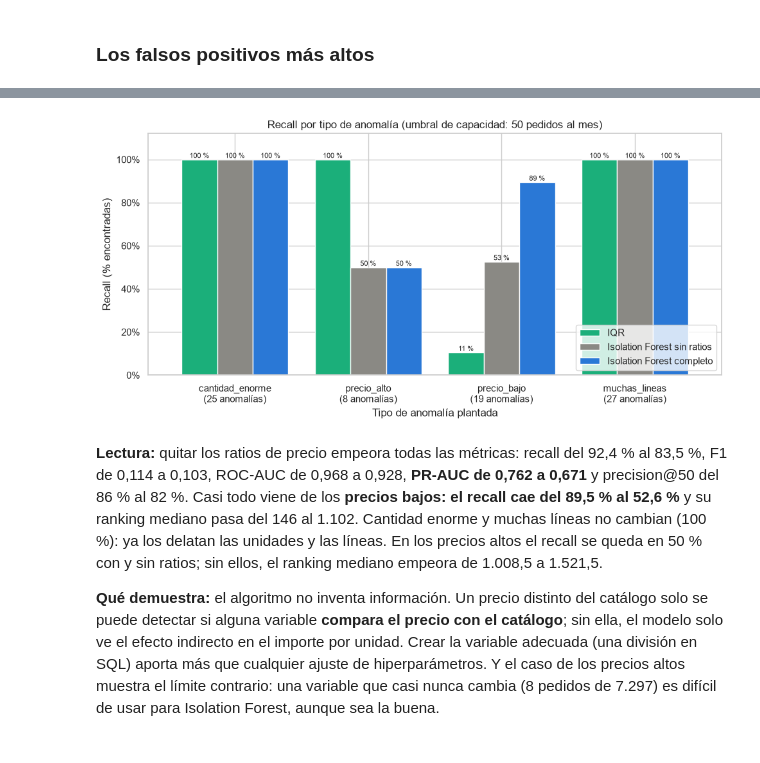
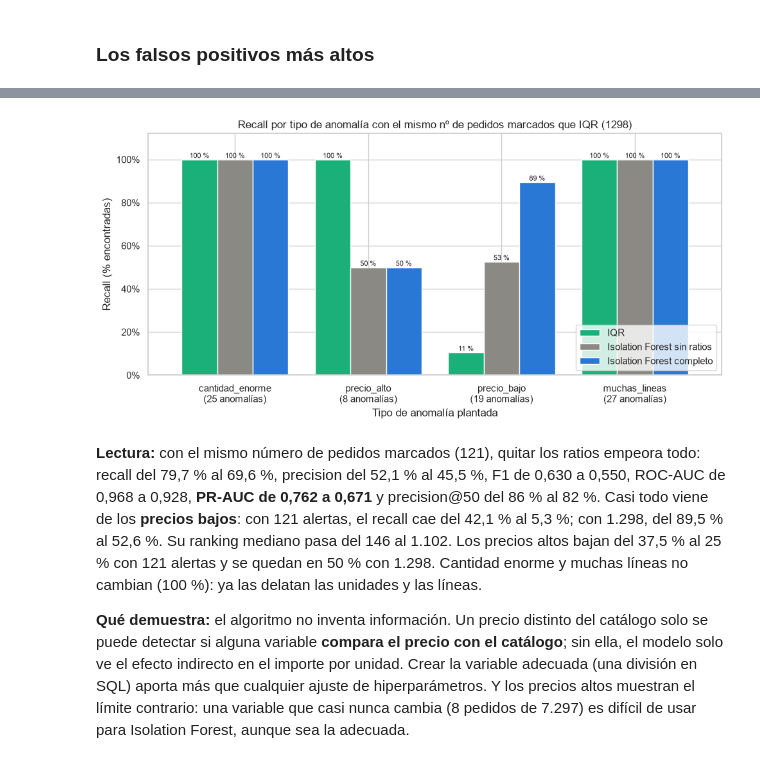
Before and after one commit to ivangarciajimenez06-blip/tienda-analytics, a Jupyter notebook: notebooks/04_anomalias.ipynb, the cells around one changed output, grey strips where cells are left out. Saved outputs shown, nothing was run; the diff lists cells and outputs as text; code cells hidden in the pictures.

```diff
--- a/notebooks/04_anomalias.ipynb
+++ b/notebooks/04_anomalias.ipynb
@@ -1022,16 +1239,15 @@ anomalias = evaluacion[y]
 
 
 def recall_por_tipo(columna_marcado):
-    return anomalias.groupby("tipo_anomalia")[columna_marcado].mean().reindex(TIPOS)
+    return evaluacion[y].groupby("tipo_anomalia")[columna_marcado].mean().reindex(TIPOS)
 
 
-evaluacion["top50"] = evaluacion["ranking"] <= 50
-anomalias = evaluacion[y]
 por_tipo = pd.DataFrame({
     "anomalías": anomalias["tipo_anomalia"].value_counts().reindex(TIPOS),
     "recall IQR": recall_por_tipo("marcado_iqr"),
-    "recall IForest (capacidad)": recall_por_tipo("marcado"),
-    "recall IForest (top 50)": recall_por_tipo("top50"),
+    f"recall IForest top {N_IQR}": recall_por_tipo("top_n_iqr"),
+    "recall IForest umbral elegido": recall_por_tipo("marcado"),
+    "recall IForest top 50": recall_por_tipo("top50"),
     "ranking mediano": anomalias.groupby("tipo_anomalia")["ranking"].median().reindex(TIPOS),
     "ranking peor": anomalias.groupby("tipo_anomalia")["ranking"].max().reindex(TIPOS),
 })
@@ -1170,7 +1404,7 @@ for _, fila in falsos.iterrows():
     else:
         iguales = (pedidos[v] <= fila[v]).sum()
         sentido = "≤"
-    print(f"Ranking {fila['ranking']:>3} · pedido {fila['id_pedido']:>5}: {fila['motivo_principal']:<45} "
-          f"→ {iguales} pedidos con {v} {sentido} {num(fila[v], 2)}; "
-          f"{(pedidos['importe_total'] >= fila['importe_total']).sum()} con importe ≥ {euros(fila['importe_total'])}")
+    print(f"Ranking {fila['ranking']:>3} · pedido {fila['id_pedido']:>5}: {iguales} pedidos con {v} {sentido} "
+          f"{num(fila[v], 2)}; {(pedidos['importe_total'] >= fila['importe_total']).sum()} con importe ≥ "
+          f"{euros(fila['importe_total'])}")
 # %% [output]
@@ -1209,9 +1446,11 @@ y el mismo criterio de umbral (el mismo % de pedidos), y se compara.
 VARIABLES_SIN_RATIO = [v for v in VARIABLES if not v.startswith("ratio")]
 ablacion = crear_pipeline(VARIABLES_LOG1P, []).fit(pedidos[VARIABLES_SIN_RATIO])
 evaluacion["puntuacion_sin_ratio"] = puntuar(ablacion, pedidos[VARIABLES_SIN_RATIO])
-umbral_sin_ratio = float(np.quantile(evaluacion["puntuacion_sin_ratio"], 1 - pct_capacidad))
-evaluacion["marcado_sin_ratio"] = evaluacion["puntuacion_sin_ratio"] >= umbral_sin_ratio
-evaluacion["ranking_sin_ratio"] = evaluacion["puntuacion_sin_ratio"].rank(ascending=False, method="first")
+evaluacion["ranking_sin_ratio"] = (evaluacion.sort_values(["puntuacion_sin_ratio", "id_pedido"],
+                                                          ascending=[False, True], kind="stable")
+                                   .assign(r=np.arange(1, len(evaluacion) + 1))["r"].reindex(evaluacion.index))
+evaluacion["marcado_sin_ratio"] = evaluacion["ranking_sin_ratio"] <= n_elegido
+evaluacion["top_n_iqr_sin_ratio"] = evaluacion["ranking_sin_ratio"] <= N_IQR
 anomalias = evaluacion[y]
 
 
@@ -1242,9 +1481,9 @@ tabla_ablacion.round(3)
 # %%
-evaluacion["top50_sin_ratio"] = evaluacion["ranking_sin_ratio"] <= 50
-anomalias = evaluacion[y]
 por_tipo_ablacion = pd.DataFrame({
-    "completo (capacidad)": recall_por_tipo("marcado"),
-    "sin ratios (capacidad)": recall_por_tipo("marcado_sin_ratio"),
+    f"completo (top {n_elegido})": recall_por_tipo("marcado"),
+    f"sin ratios (top {n_elegido})": recall_por_tipo("marcado_sin_ratio"),
+    f"completo (top {N_IQR})": recall_por_tipo("top_n_iqr"),
+    f"sin ratios (top {N_IQR})": recall_por_tipo("top_n_iqr_sin_ratio"),
     "completo: ranking mediano": anomalias.groupby("tipo_anomalia")["ranking"].median().reindex(TIPOS),
     "sin ratios: ranking mediano": anomalias.groupby("tipo_anomalia")["ranking_sin_ratio"].median().reindex(TIPOS),
 })
@@ -1259,39 +1498,40 @@ por_tipo_ablacion.round(3)
 # %%
 fig, ax = plt.subplots(figsize=(10, 5))
 recalls = pd.DataFrame({
     "IQR": por_tipo["recall IQR"],
-    "Isolation Forest sin ratios": por_tipo_ablacion["sin ratios (capacidad)"],
-    "Isolation Forest completo": por_tipo["recall IForest (capacidad)"],
+    "Isolation Forest sin ratios": por_tipo_ablacion[f"sin ratios (top {N_IQR})"],
+    "Isolation Forest completo": por_tipo_ablacion[f"completo (top {N_IQR})"],
 })
 recalls.index = [f"{t}\n({n} anomalías)" for t, n in por_tipo["anomalías"].items()]
 recalls.plot.bar(ax=ax, color=[VERDE_AGUA, GRIS, AZUL], rot=0, width=0.8)
 for contenedor in ax.containers:
     ax.bar_label(contenedor, labels=[pct(v, 0) for v in contenedor.datavalues], fontsize=8)
 ax.yaxis.set_major_formatter(mticker.PercentFormatter(1.0))
 ax.set_ylim(0, 1.12)
 ax.set_xlabel("Tipo de anomalía plantada")
 ax.set_ylabel("Recall (% encontradas)")
-ax.set_title("Recall por tipo de anomalía (umbral de capacidad: 50 pedidos al mes)")
+ax.set_title(f"Recall por tipo de anomalía con el mismo nº de pedidos marcados que IQR ({N_IQR})")
 ax.legend(loc="lower right")
 fig.tight_layout()
 guardar(fig, "recall_por_tipo")
 plt.show()
 # %% [output]
-[figure, old version]
+[figure, new version]
 # %% [markdown]
-**Lectura:** quitar los ratios de precio empeora todas las métricas: recall del 92,4 % al 83,5 %,
-F1 de 0,114 a 0,103, ROC-AUC de 0,968 a 0,928, **PR-AUC de 0,762 a 0,671** y precision@50 del 86 % al 82 %.
-Casi todo viene de los **precios bajos: el recall cae del 89,5 % al 52,6 %** y su ranking mediano pasa
-del 146 al 1.102. Cantidad enorme y muchas líneas no cambian (100 %): ya los delatan las unidades y las
-líneas. En los precios altos el recall se queda en 50 % con y sin ratios; sin ellos, el ranking mediano
-empeora de 1.008,5 a 1.521,5.
+**Lectura:** con el mismo número de pedidos marcados (121), quitar los ratios empeora todo:
+recall del 79,7 % al 69,6 %, precision del 52,1 % al 45,5 %, F1 de 0,630 a 0,550, ROC-AUC de 0,968 a
+0,928, **PR-AUC de 0,762 a 0,671** y precision@50 del 86 % al 82 %. Casi todo viene de los **precios
+bajos**: con 121 alertas, el recall cae del 42,1 % al 5,3 %; con 1.298, del 89,5 % al 52,6 %. Su ranking
+mediano pasa del 146 al 1.102. Los precios altos bajan del 37,5 % al 25 % con 121 alertas y se quedan en
+50 % con 1.298. Cantidad enorme y muchas líneas no cambian (100 %): ya las delatan las unidades y las
+líneas.
 
 **Qué demuestra:** el algoritmo no inventa información. Un precio distinto del catálogo solo se puede
-detectar si alguna variable **compara el precio con el catálogo**; sin ella, el modelo solo ve el
-efecto indirecto en el importe por unidad. Crear la variable adecuada (una división en SQL) aporta más
-que cualquier ajuste de hiperparámetros. Y el caso de los precios altos muestra el límite contrario:
-una variable que casi nunca cambia (8 pedidos de 7.297) es difícil de usar para Isolation Forest,
-aunque sea la buena.
+detectar si alguna variable **compara el precio con el catálogo**; sin ella, el modelo solo ve el efecto
+indirecto en el importe por unidad. Crear la variable adecuada (una división en SQL) aporta más que
+cualquier ajuste de hiperparámetros. Y los precios altos muestran el límite contrario: una variable que
+casi nunca cambia (8 pedidos de 7.297) es difícil de usar para Isolation Forest, aunque sea la
+adecuada.
 # %% [markdown]
 ## 9. Conclusiones
 
```
Also changed, not shown: parts of 52 cells of this notebook, 7 other files.
